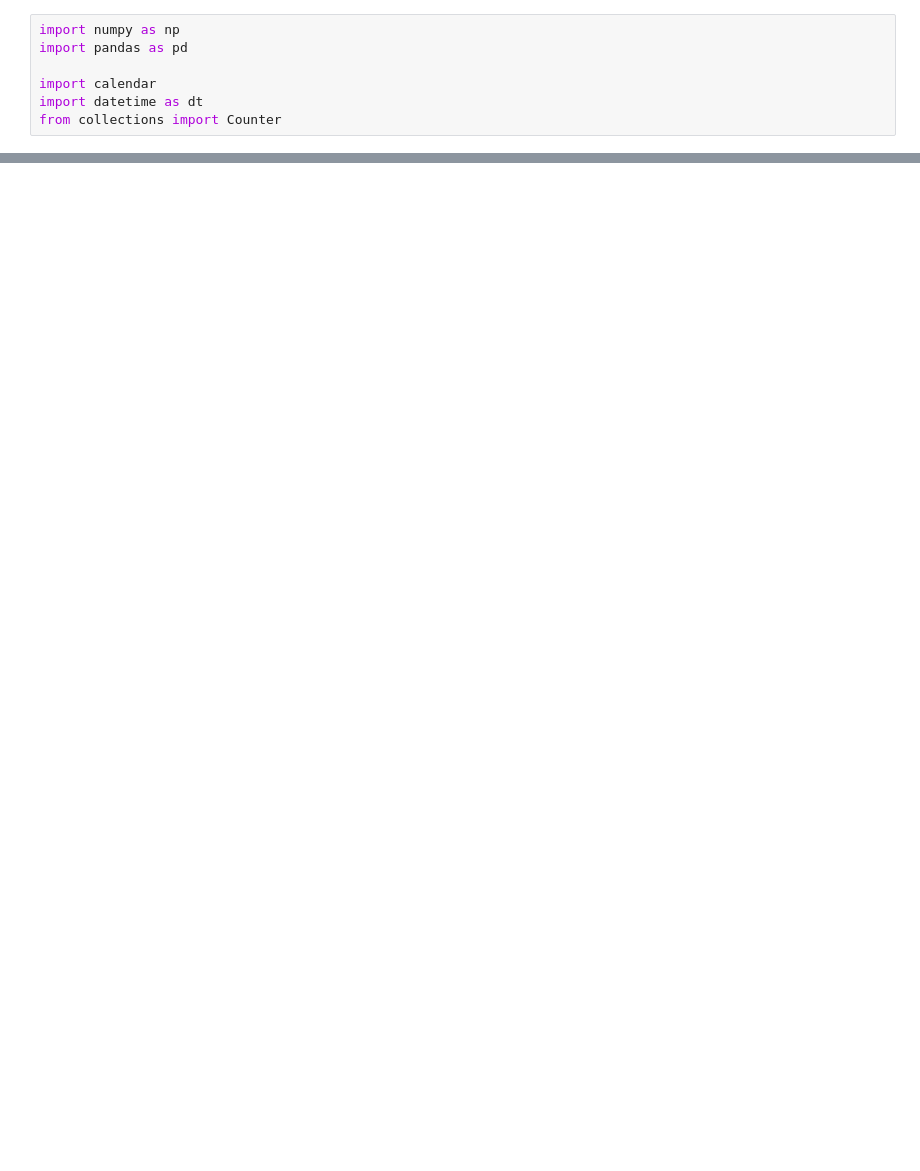
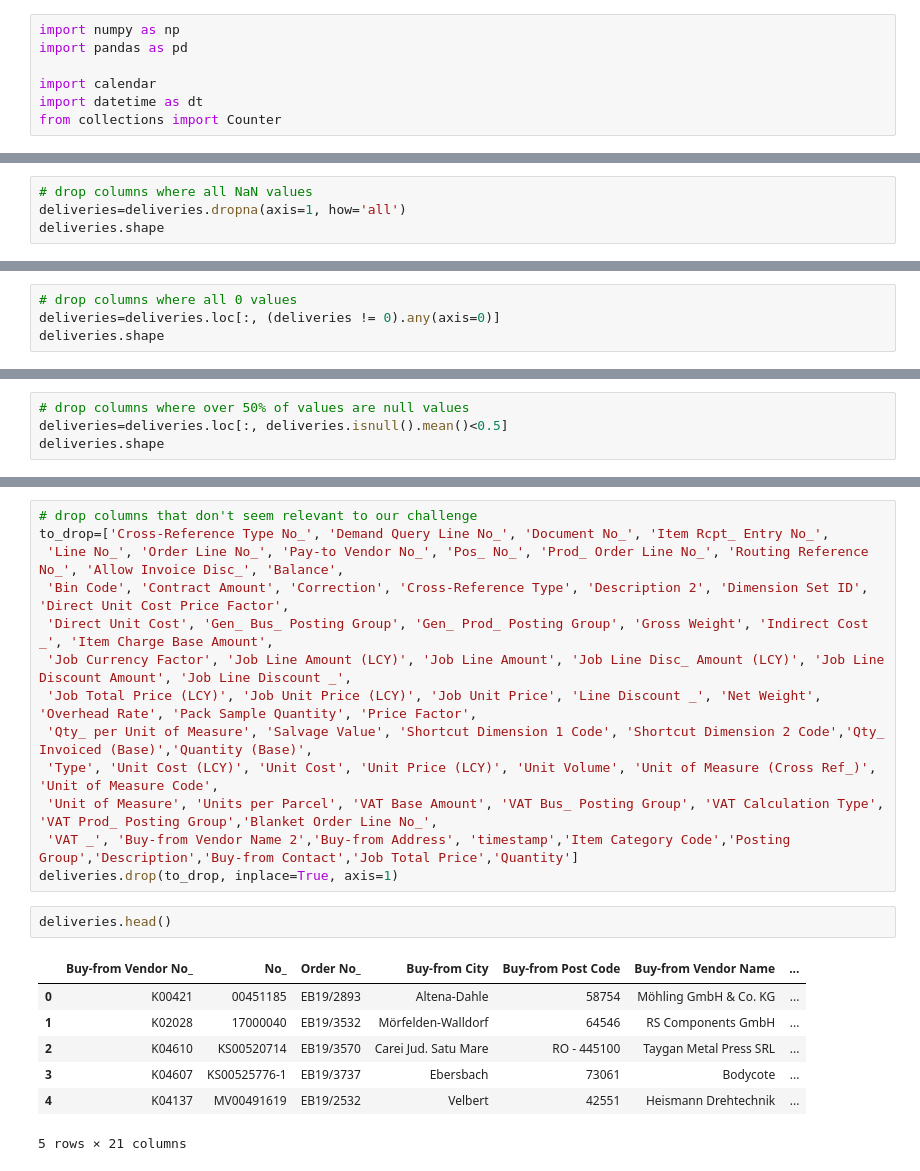
Before and after one commit to virginiaperdomoc/Delivery-Performance-Dashboard, a Jupyter notebook: lieferzeile.ipynb, the cells around one changed output, grey strips where cells are left out. Cells and saved outputs as stored; diff of their text form; blank space fills up the shorter version.

```diff
--- a/lieferzeile.ipynb
+++ b/lieferzeile.ipynb
@@ -270,0 +23,4 @@ lieferzeile.to_csv(r'lieferzeile_clean.csv', index=False);
+# %%
+# drop columns where all NaN values
+deliveries=deliveries.dropna(axis=1, how='all')
+deliveries.shape
@@ -270,0 +29,4 @@ lieferzeile.to_csv(r'lieferzeile_clean.csv', index=False);
+# %%
+# drop columns where all 0 values
+deliveries=deliveries.loc[:, (deliveries != 0).any(axis=0)]
+deliveries.shape
@@ -270,0 +35,4 @@ lieferzeile.to_csv(r'lieferzeile_clean.csv', index=False);
+# %%
+# drop columns where over 50% of values are null values
+deliveries=deliveries.loc[:, deliveries.isnull().mean()<0.5]
+deliveries.shape
@@ -270,0 +62,23 @@ lieferzeile.to_csv(r'lieferzeile_clean.csv', index=False);
+# %%
+# drop columns that don't seem relevant to our challenge
+to_drop=['Cross-Reference Type No_', 'Demand Query Line No_', 'Document No_', 'Item Rcpt_ Entry No_',
+ 'Line No_', 'Order Line No_', 'Pay-to Vendor No_', 'Pos_ No_', 'Prod_ Order Line No_', 'Routing Reference No_', 'Allow Invoice Disc_', 'Balance',
+ 'Bin Code', 'Contract Amount', 'Correction', 'Cross-Reference Type', 'Description 2', 'Dimension Set ID', 'Direct Unit Cost Price Factor',
+ 'Direct Unit Cost', 'Gen_ Bus_ Posting Group', 'Gen_ Prod_ Posting Group', 'Gross Weight', 'Indirect Cost _', 'Item Charge Base Amount',
+ 'Job Currency Factor', 'Job Line Amount (LCY)', 'Job Line Amount', 'Job Line Disc_ Amount (LCY)', 'Job Line Discount Amount', 'Job Line Discount _',
+ 'Job Total Price (LCY)', 'Job Unit Price (LCY)', 'Job Unit Price', 'Line Discount _', 'Net Weight', 'Overhead Rate', 'Pack Sample Quantity', 'Price Factor',
+ 'Qty_ per Unit of Measure', 'Salvage Value', 'Shortcut Dimension 1 Code', 'Shortcut Dimension 2 Code','Qty_ Invoiced (Base)','Quantity (Base)',
+ 'Type', 'Unit Cost (LCY)', 'Unit Cost', 'Unit Price (LCY)', 'Unit Volume', 'Unit of Measure (Cross Ref_)', 'Unit of Measure Code',
+ 'Unit of Measure', 'Units per Parcel', 'VAT Base Amount', 'VAT Bus_ Posting Group', 'VAT Calculation Type', 'VAT Prod_ Posting Group','Blanket Order Line No_',
+ 'VAT _', 'Buy-from Vendor Name 2','Buy-from Address', 'timestamp','Item Category Code','Posting Group','Description','Buy-from Contact','Job Total Price','Quantity']
+deliveries.drop(to_drop, inplace=True, axis=1)
+# %%
+deliveries.head()
+# %% [output]
+|  | Buy-from Vendor No_ | No_ | Order No_ | Buy-from City | Buy-from Post Code | Buy-from Vendor Name | ... |
+| 0 | K00421 | 00451185 | EB19/2893 | Altena-Dahle | 58754 | Möhling GmbH & Co. KG | ... |
+| 1 | K02028 | 17000040 | EB19/3532 | Mörfelden-Walldorf | 64546 | RS Components GmbH | ... |
+| 2 | K04610 | KS00520714 | EB19/3570 | Carei Jud. Satu Mare | RO - 445100 | Taygan Metal Press SRL | ... |
+| 3 | K04607 | KS00525776-1 | EB19/3737 | Ebersbach | 73061 | Bodycote | ... |
+| 4 | K04137 | MV00491619 | EB19/2532 | Velbert | 42551 | Heismann Drehtechnik | ... |
+5 rows × 21 columns
```
Also changed, not shown: parts of 51 cells of this notebook, 14 other files.
